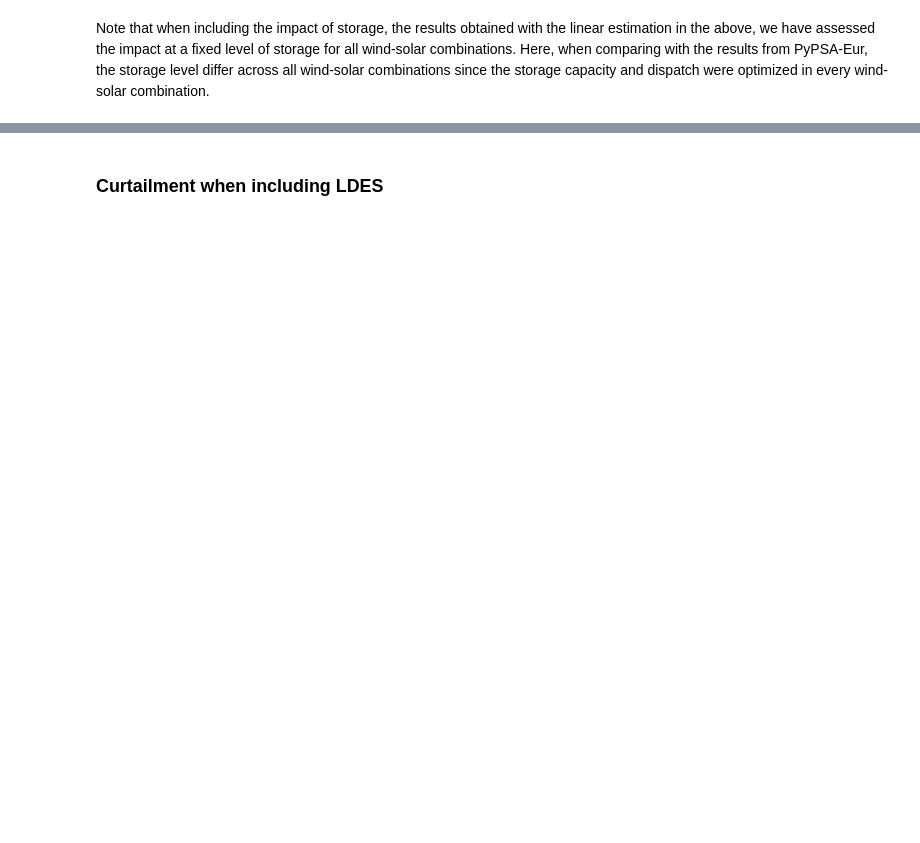
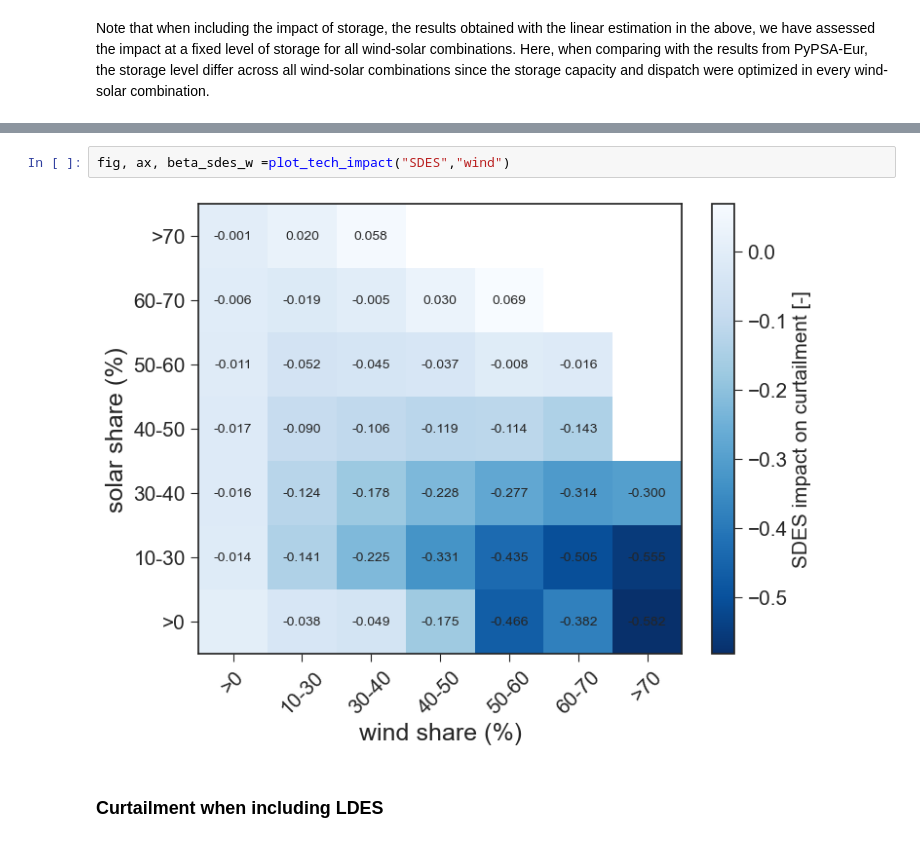
Before and after one commit to ebbekyhl/PyPSA-Eur-Curtailment-Emulator, a Jupyter notebook: test_pypsa_emulator.ipynb, the cells around one changed output, grey strips where cells are left out. Cells and saved outputs as stored; diff of their text form; blank space fills up the shorter version.

```diff
--- a/test_pypsa_emulator.ipynb
+++ b/test_pypsa_emulator.ipynb
@@ -415,2 +375,6 @@ figs[SDES_case,1].savefig("figures/solar/model_solar_curtailment_SDES_case.png",
+# %%
+fig, ax, beta_sdes_w =plot_tech_impact("SDES","wind")
+# %% [output]
+[figure, added]
 # %% [markdown]
 ### Curtailment when including LDES
```
Also changed, not shown: parts of 39 cells of this notebook, 41 other files.
